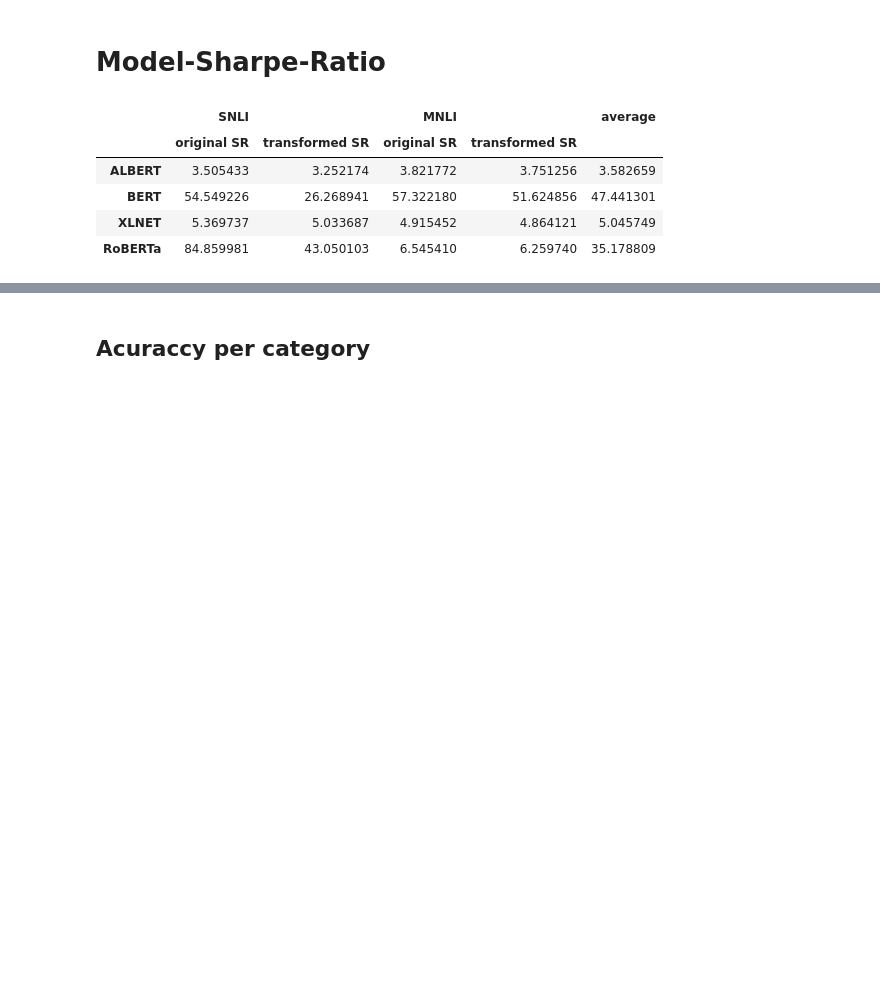
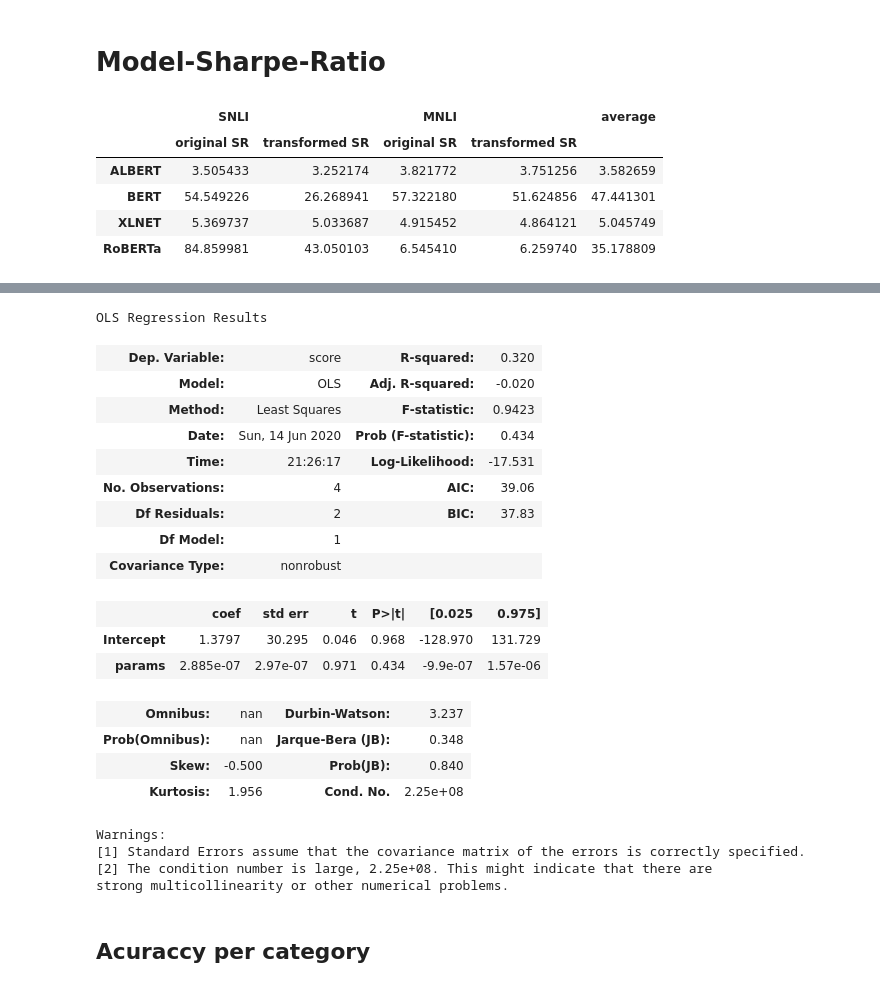
Before and after one commit to lukewanless/looking-for-equivalences, a Jupyter notebook: src/analysis1_quantitative_results.ipynb, the cells around one changed output, grey strips where cells are left out. Cells and saved outputs as stored; diff of their text form; code cells hidden in the pictures; blank space fills up the shorter version.

```diff
--- a/src/analysis1_quantitative_results.ipynb
+++ b/src/analysis1_quantitative_results.ipynb
@@ -1386,3 +1389,27 @@ fig.savefig('figs/paper/score_params.png', bbox_inches=None, pad_inches=0.5)
+# %%
+res.summary()
+# %% [output]
+OLS Regression Results
+| Dep. Variable: | score | R-squared: | 0.320 |
+| Model: | OLS | Adj. R-squared: | -0.020 |
+| Method: | Least Squares | F-statistic: | 0.9423 |
+| Date: | Sun, 14 Jun 2020 | Prob (F-statistic): | 0.434 |
+| Time: | 21:26:17 | Log-Likelihood: | -17.531 |
+| No. Observations: | 4 | AIC: | 39.06 |
+| Df Residuals: | 2 | BIC: | 37.83 |
+| Df Model: | 1 |  |  |
+| Covariance Type: | nonrobust |  |  |
+|  | coef | std err | t | P>|t| | [0.025 | 0.975] |
+| Intercept | 1.3797 | 30.295 | 0.046 | 0.968 | -128.970 | 131.729 |
+| params | 2.885e-07 | 2.97e-07 | 0.971 | 0.434 | -9.9e-07 | 1.57e-06 |
+| Omnibus: | nan | Durbin-Watson: | 3.237 |
+| Prob(Omnibus): | nan | Jarque-Bera (JB): | 0.348 |
+| Skew: | -0.500 | Prob(JB): | 0.840 |
+| Kurtosis: | 1.956 | Cond. No. | 2.25e+08 |
+Warnings:
+[1] Standard Errors assume that the covariance matrix of the errors is correctly specified.
+[2] The condition number is large, 2.25e+08. This might indicate that there are
+strong multicollinearity or other numerical problems.
 # %% [markdown]
 ## Acuraccy per category
 # %% [markdown]
```
Also changed, not shown: parts of 2 cells of this notebook, 1 other file.
